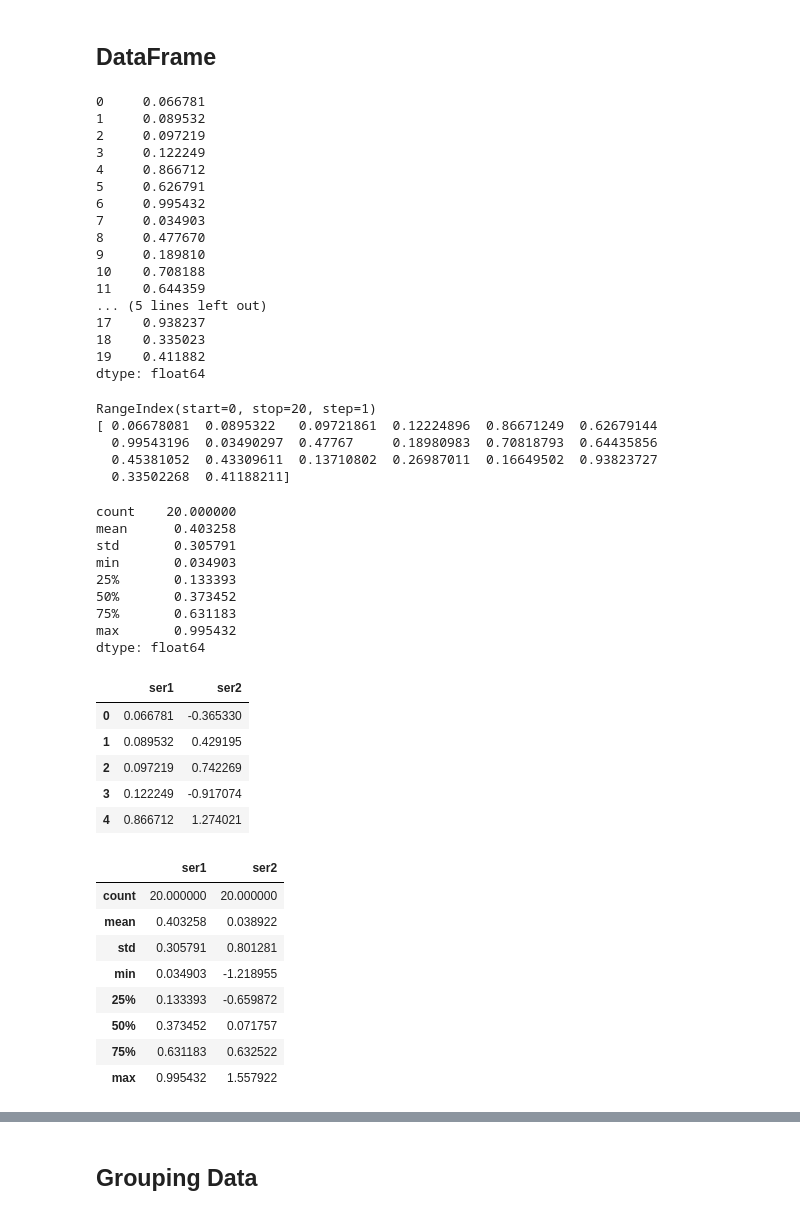
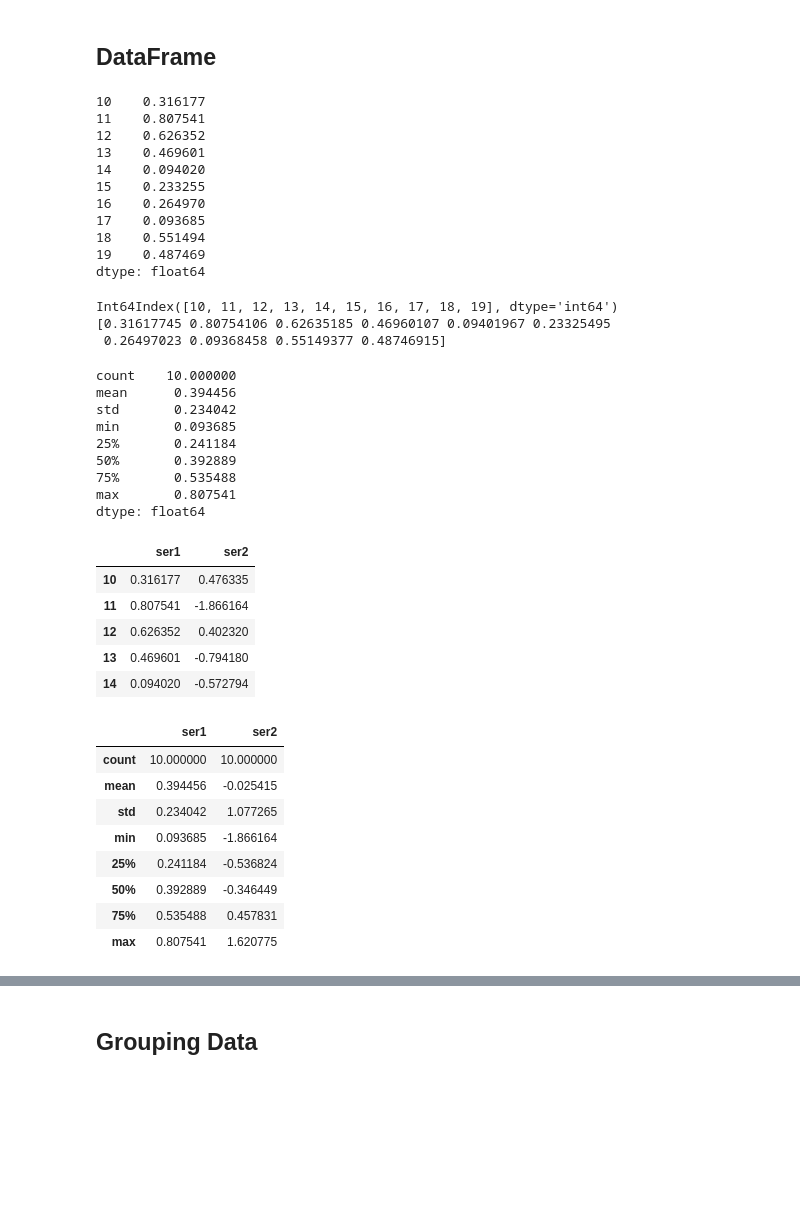
Before and after one commit to iamlemec/data_science, a Jupyter notebook: Session_2.ipynb, the cells around one changed output, grey strips where cells are left out. Drawn from its saved outputs; the diff is of its cells as text; code cells hidden in the pictures; blank space fills up the shorter version.

```diff
--- a/Session_2.ipynb
+++ b/Session_2.ipynb
@@ -13,69 +19,61 @@ import tensorflow as tf
 # %% [markdown]
 ## DataFrame
 # %%
-s = pd.Series(np.random.rand(20))
+s = pd.Series(np.random.rand(10), index=np.arange(10, 20))
 s
 # %% [output]
-0     0.066781
-1     0.089532
-2     0.097219
-3     0.122249
-4     0.866712
-5     0.626791
-6     0.995432
-7     0.034903
-8     0.477670
-9     0.189810
-10    0.708188
-11    0.644359
-... (5 lines left out)
-17    0.938237
-18    0.335023
-19    0.411882
+10    0.316177
+11    0.807541
+12    0.626352
+13    0.469601
+14    0.094020
+15    0.233255
+16    0.264970
+17    0.093685
+18    0.551494
+19    0.487469
 dtype: float64
 # %%
 print(s.index)
 print(s.values)
 # %% [output]
-RangeIndex(start=0, stop=20, step=1)
-[ 0.06678081  0.0895322   0.09721861  0.12224896  0.86671249  0.62679144
-  0.99543196  0.03490297  0.47767     0.18980983  0.70818793  0.64435856
-  0.45381052  0.43309611  0.13710802  0.26987011  0.16649502  0.93823727
-  0.33502268  0.41188211]
+Int64Index([10, 11, 12, 13, 14, 15, 16, 17, 18, 19], dtype='int64')
+[0.31617745 0.80754106 0.62635185 0.46960107 0.09401967 0.23325495
+ 0.26497023 0.09368458 0.55149377 0.48746915]
 # %%
 s.describe()
 # %% [output]
-count    20.000000
-mean      0.403258
-std       0.305791
-min       0.034903
-25%       0.133393
-50%       0.373452
-75%       0.631183
-max       0.995432
+count    10.000000
+mean      0.394456
+std       0.234042
+min       0.093685
+25%       0.241184
+50%       0.392889
+75%       0.535488
+max       0.807541
 dtype: float64
 # %%
-df = pd.DataFrame({'ser1': s, 'ser2': np.random.randn(20)})
+df = pd.DataFrame({'ser1': s, 'ser2': np.random.randn(10)})
 df.head()
 # %% [output]
 |  | ser1 | ser2 |
-| 0 | 0.066781 | -0.365330 |
-| 1 | 0.089532 | 0.429195 |
-| 2 | 0.097219 | 0.742269 |
-| 3 | 0.122249 | -0.917074 |
-| 4 | 0.866712 | 1.274021 |
+| 10 | 0.316177 | 0.476335 |
+| 11 | 0.807541 | -1.866164 |
+| 12 | 0.626352 | 0.402320 |
+| 13 | 0.469601 | -0.794180 |
+| 14 | 0.094020 | -0.572794 |
 # %%
 df.describe()
 # %% [output]
 |  | ser1 | ser2 |
-| count | 20.000000 | 20.000000 |
-| mean | 0.403258 | 0.038922 |
-| std | 0.305791 | 0.801281 |
-| min | 0.034903 | -1.218955 |
-| 25% | 0.133393 | -0.659872 |
-| 50% | 0.373452 | 0.071757 |
-| 75% | 0.631183 | 0.632522 |
-| max | 0.995432 | 1.557922 |
+| count | 10.000000 | 10.000000 |
+| mean | 0.394456 | -0.025415 |
+| std | 0.234042 | 1.077265 |
+| min | 0.093685 | -1.866164 |
+| 25% | 0.241184 | -0.536824 |
+| 50% | 0.392889 | -0.346449 |
+| 75% | 0.535488 | 0.457831 |
+| max | 0.807541 | 1.620775 |
 # %%
 df.plot();
 # %% [output]
```
Also changed, not shown: parts of 79 cells of this notebook, 1 other file.
